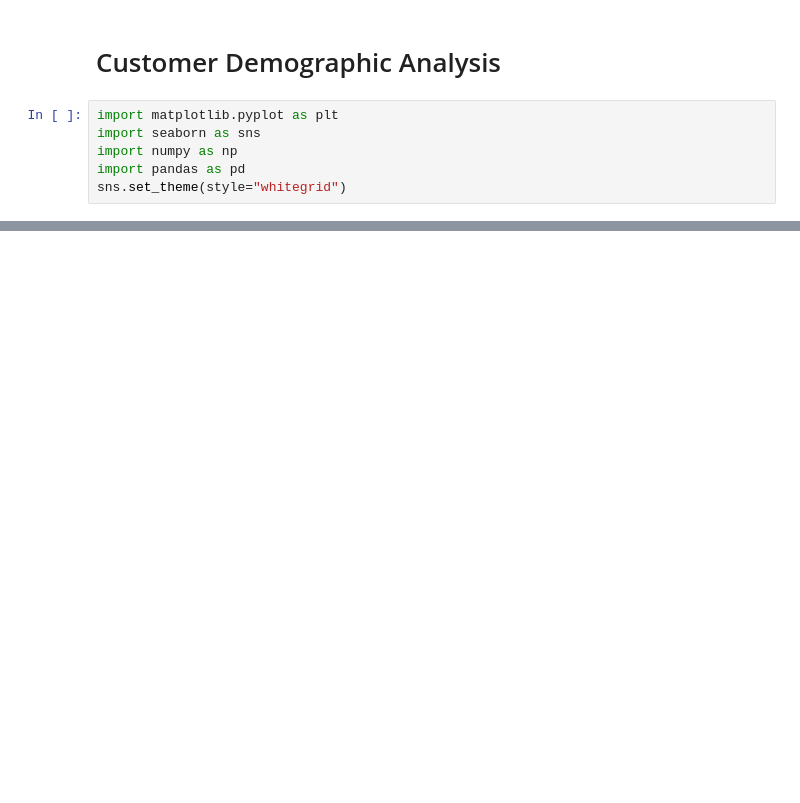
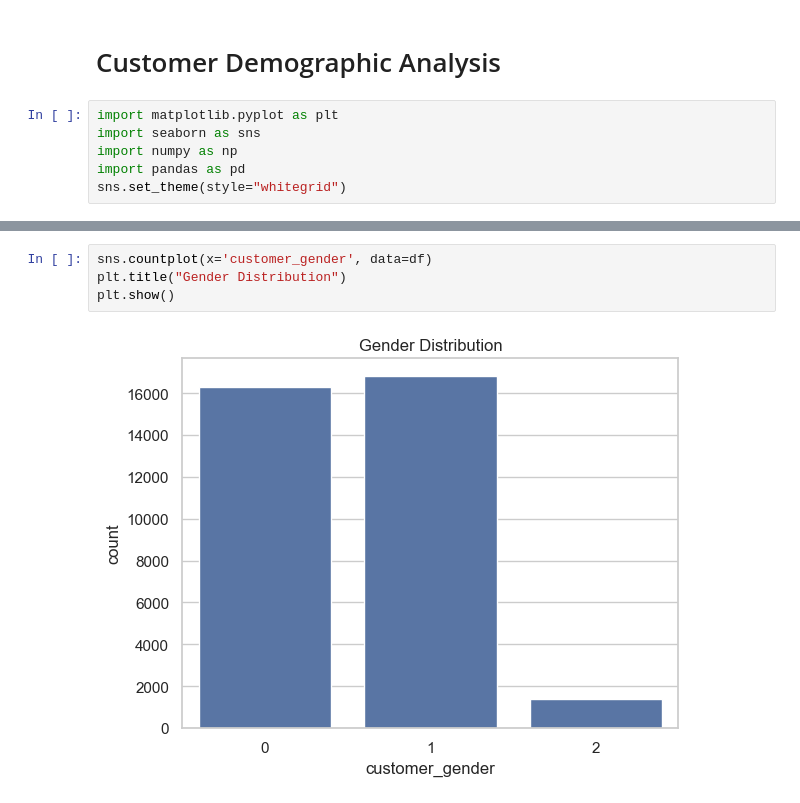
Before and after one commit to SreeHarshitha-12/Customer_Behaviour_Analysis, a Jupyter notebook: notebooks/2.Customer_demographic_analysis.ipynb, the cells around one changed output, grey strips where cells are left out. Saved outputs shown, nothing was run; the diff lists cells and outputs as text; blank space fills up the shorter version.

```diff
--- a/notebooks/2.Customer_demographic_analysis.ipynb
+++ b/notebooks/2.Customer_demographic_analysis.ipynb
@@ -61,0 +69,6 @@ Passing `palette` without assigning `hue` is deprecated and will be removed in v
+# %%
+sns.countplot(x='customer_gender', data=df)
+plt.title("Gender Distribution")
+plt.show()
+# %% [output]
+[figure, added]
```
Also changed, not shown: parts of 6 cells of this notebook, 3 other files.
